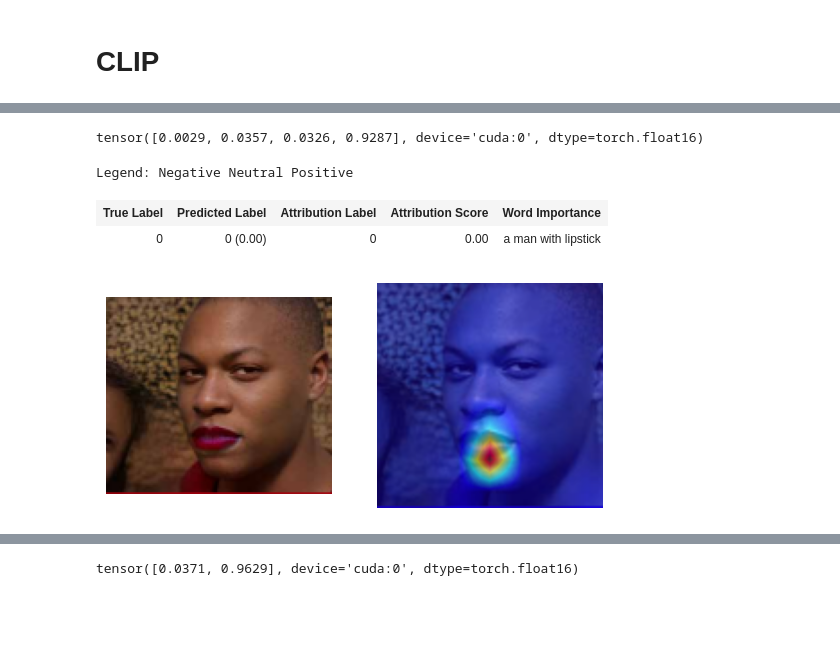
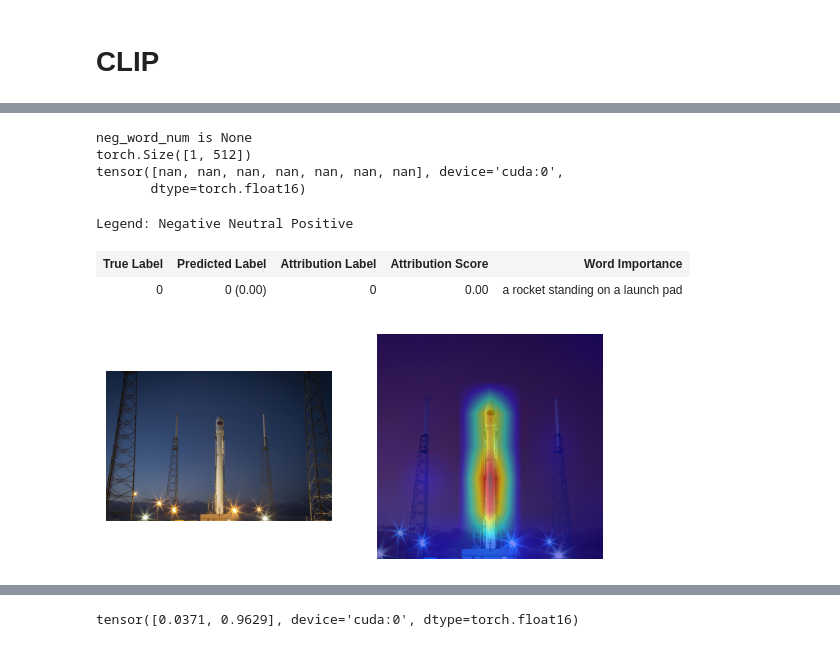
Before and after one commit to BrunoFANG1/Saliency_map, a Jupyter notebook: CLIP_explainability.ipynb, the cells around one changed output, grey strips where cells are left out. Saved outputs shown, nothing was run; the diff lists cells and outputs as text; code cells hidden in the pictures; blank space fills up the shorter version.

Commit message:
word num + neg words but not working quite well

```diff
--- a/CLIP_explainability.ipynb
+++ b/CLIP_explainability.ipynb
@@ -166,3 +167,15 @@ class color:
    BOLD = '\033[1m'
    UNDERLINE = '\033[4m'
    END = '\033[0m'
+# %%
+img_path = "CLIP/test.jpg"
+img = preprocess(Image.open(img_path)).unsqueeze(0).to(device)
+texts = ["a person sitting in front of a desk with a monitor"]
+text = clip.tokenize(texts).to(device)
+
+R_text, R_image = interpret(model=model, image=img, texts=text, device=device, word_num=2, neg_word_num=None)
+batch_size = text.shape[0]
+for i in range(batch_size):
+  show_heatmap_on_text(texts[i], text[i], R_text[i])
+  show_image_relevance(R_image[i], img, orig_image=Image.open(img_path))
+  plt.show()
@@ -168,0 +184,12 @@ class color:
+# %%
+img_path = "CLIP/test.jpg"
+img = preprocess(Image.open(img_path)).unsqueeze(0).to(device)
+texts = ["a person sitting in front of a desk with a monitor"]
+text = clip.tokenize(texts).to(device)
+
+R_text, R_image = interpret(model=model, image=img, texts=text, device=device, word_num=2, neg_word_num=[11, 8])
+batch_size = text.shape[0]
+for i in range(batch_size):
+  show_heatmap_on_text(texts[i], text[i], R_text[i])
+  show_image_relevance(R_image[i], img, orig_image=Image.open(img_path))
+  plt.show()
@@ -183,18 +225,21 @@ TypeError: forward() takes from 3 to 4 positional arguments but 5 were given
 # %%
-img_path = "CLIP/lipstick.png"
+img_path = "CLIP/rocket.jpg"
 img = preprocess(Image.open(img_path)).unsqueeze(0).to(device)
-texts = ["a man with lipstick"]
+texts = ["a rocket standing on a launchpad"]
 text = clip.tokenize(texts).to(device)
 
-R_text, R_image = interpret(model=model, image=img, texts=text, device=device)
+R_text, R_image = interpret(model=model, image=img, texts=text, device=device, word_num=2)
 batch_size = text.shape[0]
 for i in range(batch_size):
   show_heatmap_on_text(texts[i], text[i], R_text[i])
   show_image_relevance(R_image[i], img, orig_image=Image.open(img_path))
   plt.show()
 # %% [output]
-tensor([0.0029, 0.0357, 0.0326, 0.9287], device='cuda:0', dtype=torch.float16)
+neg_word_num is None
+torch.Size([1, 512])
+tensor([nan, nan, nan, nan, nan, nan, nan], device='cuda:0',
+       dtype=torch.float16)
 Legend: Negative Neutral Positive
 | True Label | Predicted Label | Attribution Label | Attribution Score | Word Importance |
-| 0 | 0 (0.00) | 0 | 0.00 | a man with lipstick |
+| 0 | 0 (0.00) | 0 | 0.00 | a rocket standing on a launch pad |
-[figure, old version]
+[figure, new version]
```
Also changed, not shown: parts of 10 cells of this notebook, 2 other files.
